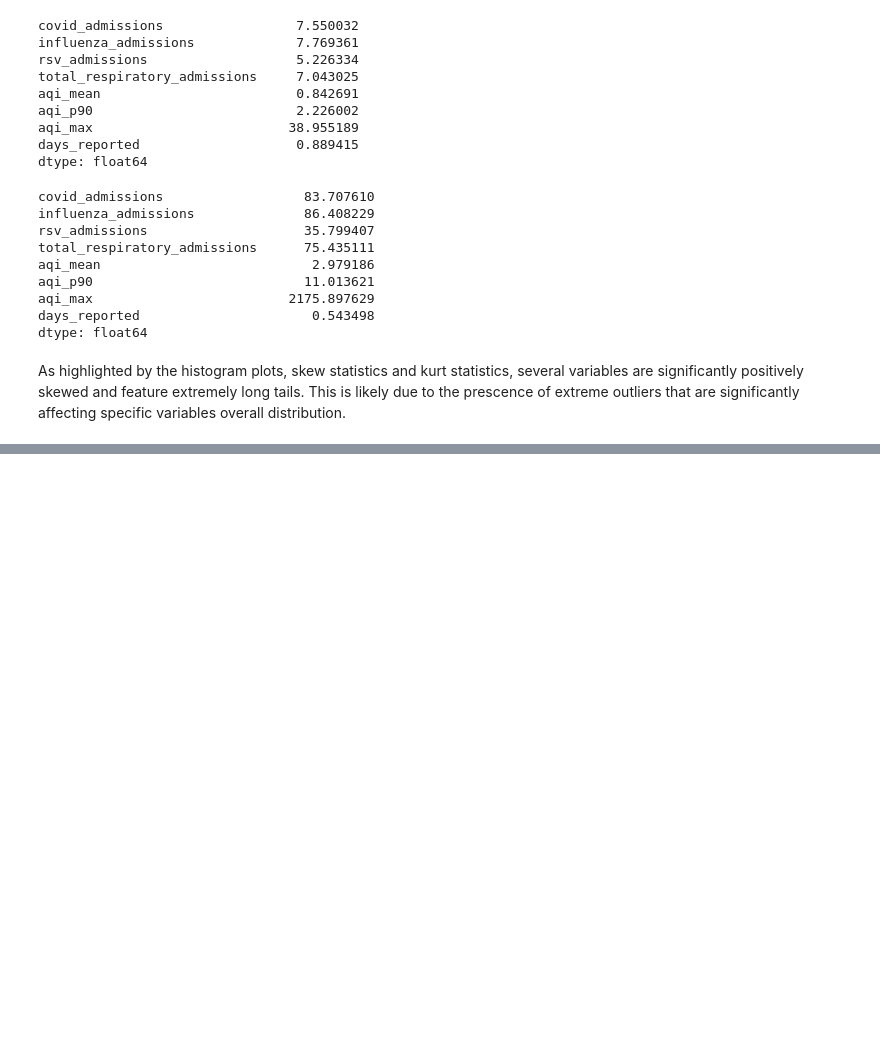
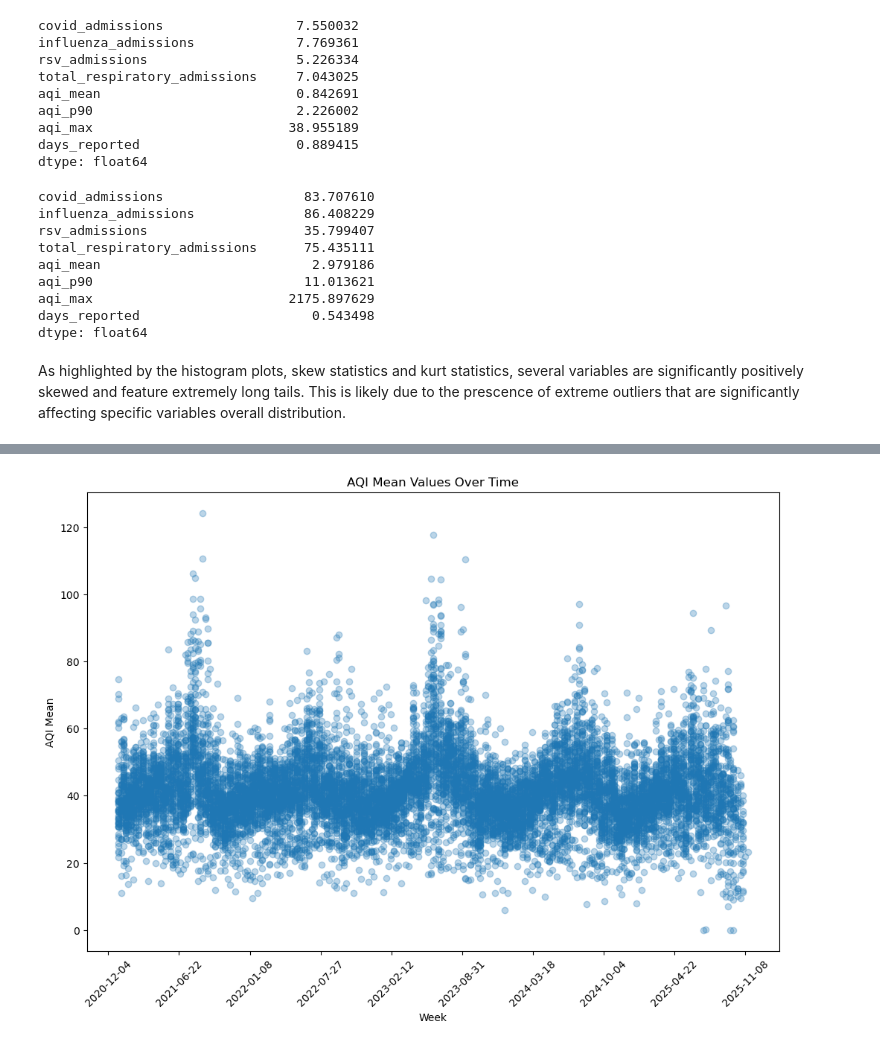
Before and after one commit to crewsdel/CAP5771-Milestone-1, a Jupyter notebook: Code Implementation/milestone_1_code.ipynb, the cells around one changed output, grey strips where cells are left out. Cells and saved outputs as stored; diff of their text form; code cells hidden in the pictures; blank space fills up the shorter version.

```diff
--- a/Code Implementation/milestone_1_code.ipynb
+++ b/Code Implementation/milestone_1_code.ipynb
@@ -314 +341,14 @@ plt.show()
+# %%
+# Plot of AQI Mean Values over time
+plt.figure(figsize=(12, 8))
+plt.scatter(df_time_sorted["week"], df_time_sorted["aqi_mean"], alpha=0.3)
+plt.xlabel("Week")
+plt.ylabel("AQI Mean")
+plt.title("AQI Mean Values Over Time")
+ax = plt.gca()
+ax.xaxis.set_major_locator(ticker.MaxNLocator(nbins=10))
+plt.xticks(rotation=45)
+plt.show()
+# %% [output]
+[figure, added]
 # %%
```
Also changed, not shown: parts of 6 cells of this notebook.
